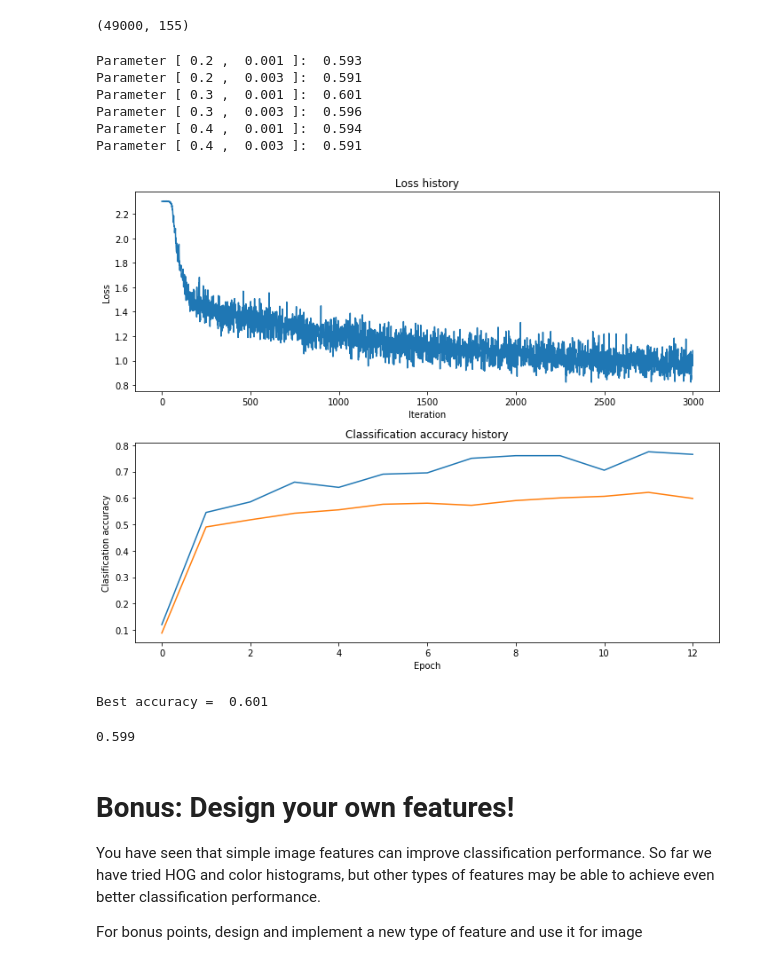
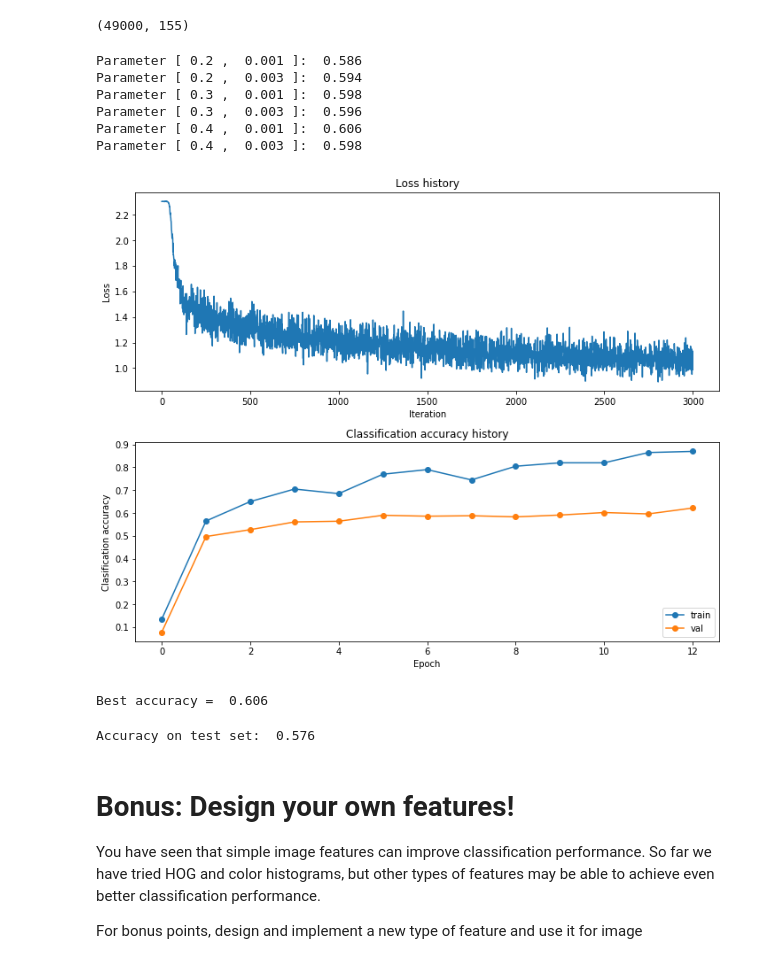
Before and after one commit to chongyangma/cs231n, a Jupyter notebook: assignments/assignment1/features.ipynb, the cells around one changed output. Cells and saved outputs as stored; diff of their text form; code cells hidden in the pictures.

```diff
--- a/assignments/assignment1/features.ipynb
+++ b/assignments/assignment1/features.ipynb
@@ -26,22 +29,22 @@ Similar to previous exercises, we will load CIFAR-10 data from disk.
 from cs231n.features import color_histogram_hsv, hog_feature
 
 def get_CIFAR10_data(num_training=49000, num_validation=1000, num_test=1000):
-  # Load the raw CIFAR-10 data
-  cifar10_dir = 'cs231n/datasets/cifar-10-batches-py'
-  X_train, y_train, X_test, y_test = load_CIFAR10(cifar10_dir)
+    # Load the raw CIFAR-10 data
+    cifar10_dir = 'cs231n/datasets/cifar-10-batches-py'
+    X_train, y_train, X_test, y_test = load_CIFAR10(cifar10_dir)
 
-  # Subsample the data
-  mask = range(num_training, num_training + num_validation)
-  X_val = X_train[mask]
-  y_val = y_train[mask]
-  mask = range(num_training)
-  X_train = X_train[mask]
-  y_train = y_train[mask]
-  mask = range(num_test)
-  X_test = X_test[mask]
-  y_test = y_test[mask]
+    # Subsample the data
+    mask = list(range(num_training, num_training + num_validation))
+    X_val = X_train[mask]
+    y_val = y_train[mask]
+    mask = list(range(num_training))
+    X_train = X_train[mask]
+    y_train = y_train[mask]
+    mask = list(range(num_test))
+    X_test = X_test[mask]
+    y_test = y_test[mask]
 
-  return X_train, y_train, X_val, y_val, X_test, y_test
+    return X_train, y_train, X_val, y_val, X_test, y_test
 
 X_train, y_train, X_val, y_val, X_test, y_test = get_CIFAR10_data()
 # %% [markdown]
@@ -115,7 +118,7 @@ Using the multiclass SVM code developed earlier in the assignment, train SVMs on
 from cs231n.classifiers.linear_classifier import LinearSVM
 
 learning_rates = [1e-9, 1e-8, 1e-7]
-regularization_strengths = [1e5, 1e6, 1e7]
+regularization_strengths = [5e4, 5e5, 5e6]
 
 results = {}
 best_val = -1
@@ -151,8 +154,8 @@ for lr in learning_rates:
 # Print out results.
 for lr, reg in sorted(results):
     train_accuracy, val_accuracy = results[(lr, reg)]
-    print 'lr %e reg %e train accuracy: %f val accuracy: %f' % (
-                lr, reg, train_accuracy, val_accuracy)
+    print('lr %e reg %e train accuracy: %f val accuracy: %f' % (
+                lr, reg, train_accuracy, val_accuracy))
 
-print 'best validation accuracy achieved during cross-validation: %f' % best_val
+print('best validation accuracy achieved during cross-validation: %f' % best_val)
 # %% [output]
@@ -234,52 +237,53 @@ for lr in learning_rates:
                       num_iters=3000, batch_size=200,
                       learning_rate=lr, learning_rate_decay=0.95,
                       reg=reg, verbose=False)
 
     # Predict on the validation set
     val_acc = (net.predict(X_val_feats) == y_val).mean()
-    print 'Parameter [', lr, ', ', reg, ']: ', val_acc
+    print ('Parameter [', lr, ', ', reg, ']: ', val_acc)
     if val_acc > best_acc:
       best_acc = val_acc
       best_net = net
       best_stats = stats
 
 plt.subplot(2, 1, 1)
 plt.plot(best_stats['loss_history'])
 plt.title('Loss history')
 plt.xlabel('Iteration')
 plt.ylabel('Loss')
 
 plt.subplot(2, 1, 2)
-plt.plot(best_stats['train_acc_history'], label='train')
-plt.plot(best_stats['val_acc_history'], label='val')
+plt.plot(best_stats['train_acc_history'], '-o', label='train')
+plt.plot(best_stats['val_acc_history'], '-o', label='val')
 plt.title('Classification accuracy history')
 plt.xlabel('Epoch')
 plt.ylabel('Clasification accuracy')
 
 plt.tight_layout()
+plt.legend(loc='lower right')
 plt.show()
 
-print 'Best accuracy = ', best_acc
+print ('Best accuracy = ', best_acc)
 ################################################################################
 #                              END OF YOUR CODE                                #
 ################################################################################
 # %% [output]
-Parameter [ 0.2 ,  0.001 ]:  0.593
-Parameter [ 0.2 ,  0.003 ]:  0.591
-Parameter [ 0.3 ,  0.001 ]:  0.601
+Parameter [ 0.2 ,  0.001 ]:  0.586
+Parameter [ 0.2 ,  0.003 ]:  0.594
+Parameter [ 0.3 ,  0.001 ]:  0.598
 Parameter [ 0.3 ,  0.003 ]:  0.596
-Parameter [ 0.4 ,  0.001 ]:  0.594
-Parameter [ 0.4 ,  0.003 ]:  0.591
+Parameter [ 0.4 ,  0.001 ]:  0.606
+Parameter [ 0.4 ,  0.003 ]:  0.598
-[figure, old version]
+[figure, new version]
-Best accuracy =  0.601
+Best accuracy =  0.606
 # %%
 # Run your neural net classifier on the test set. You should be able to
 # get more than 55% accuracy.
 
 test_acc = (net.predict(X_test_feats) == y_test).mean()
-print test_acc
+print('Accuracy on test set: ', test_acc)
 # %% [output]
-0.599
+Accuracy on test set:  0.576
 # %% [markdown]
 # Bonus: Design your own features!
 
```
Also changed, not shown: parts of 5 cells of this notebook.
